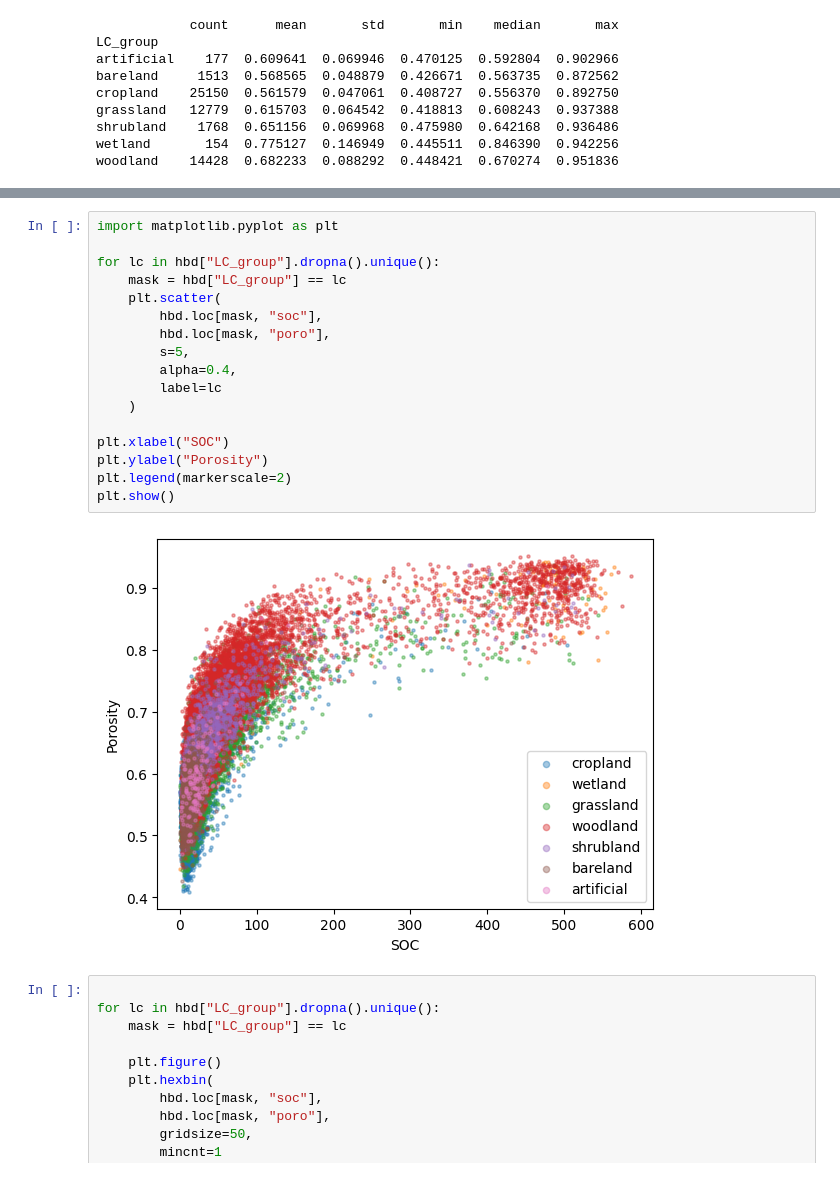
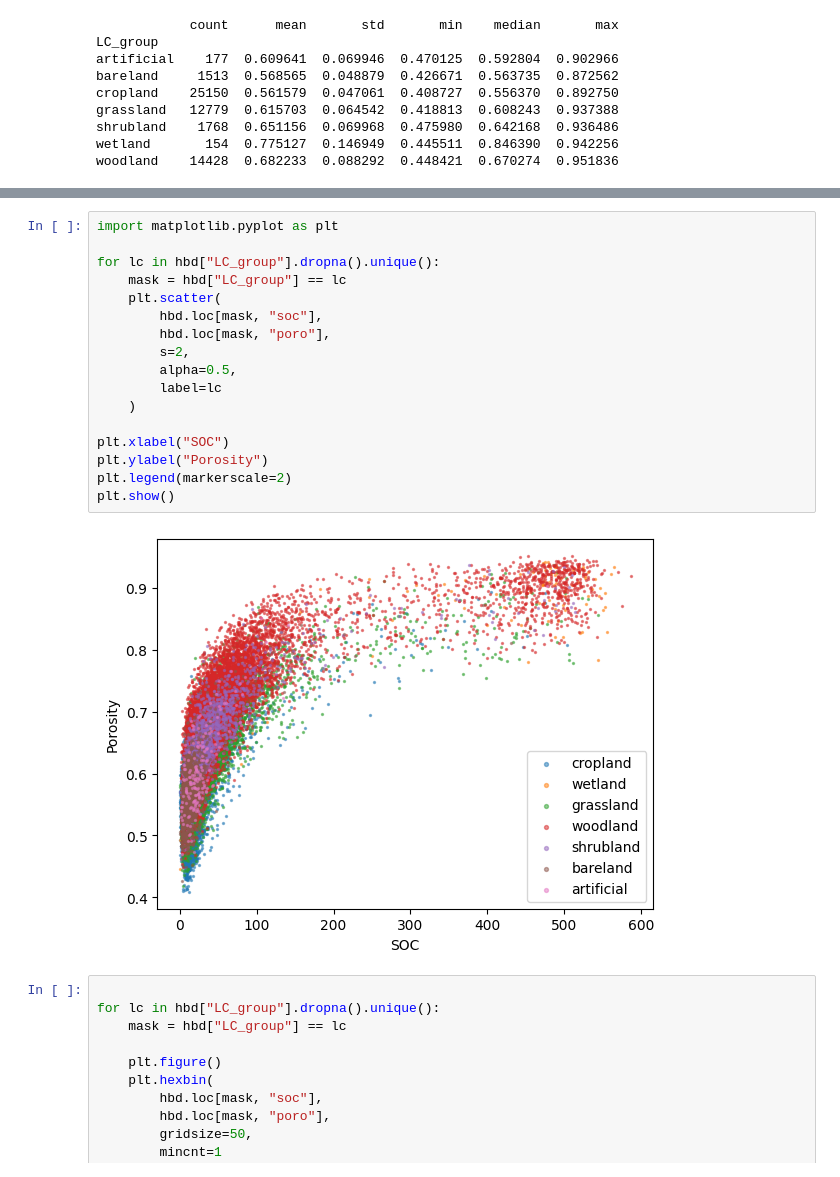
Before and after one commit to AI4SoilHealth/EasyDensity.jl, a Jupyter notebook: Porosity.ipynb, the cells around one changed output, grey strips where cells are left out. Drawn from its saved outputs; the diff is of its cells as text.

```diff
--- a/Porosity.ipynb
+++ b/Porosity.ipynb
@@ -66,22 +130,22 @@ woodland    14428  0.682233  0.088292  0.448421  0.670274  0.951836
 # %%
 import matplotlib.pyplot as plt
 
 for lc in hbd["LC_group"].dropna().unique():
     mask = hbd["LC_group"] == lc
     plt.scatter(
         hbd.loc[mask, "soc"],
         hbd.loc[mask, "poro"],
-        s=5,
-        alpha=0.4,
+        s=2,
+        alpha=0.5,
         label=lc
     )
 
 plt.xlabel("SOC")
 plt.ylabel("Porosity")
 plt.legend(markerscale=2)
 plt.show()
 # %% [output]
-[figure, old version]
+[figure, new version]
 # %%
 
 for lc in hbd["LC_group"].dropna().unique():
```
Also changed, not shown: parts of 5 cells of this notebook.
